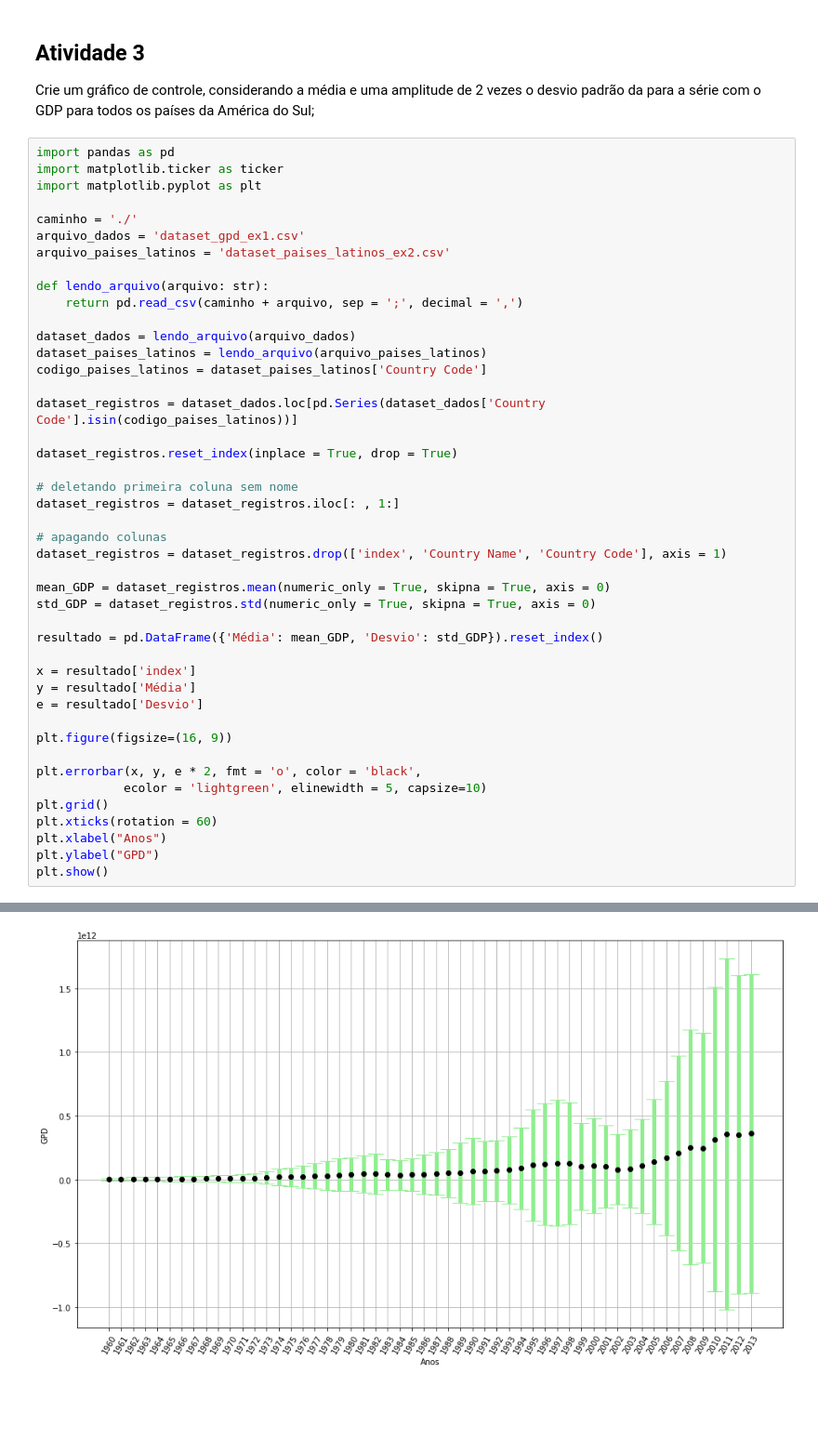
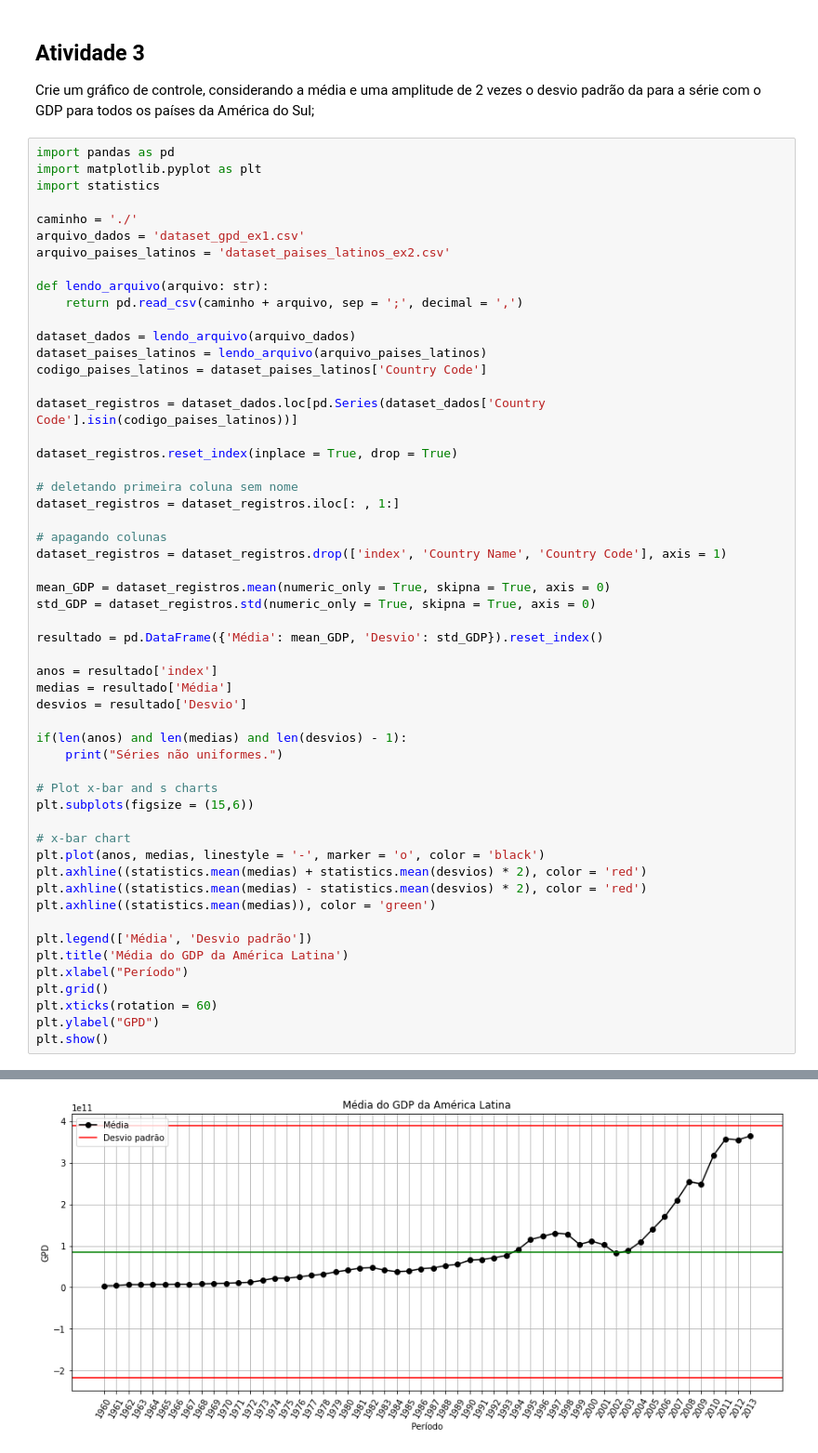
Before and after one commit to sganzerla/DPS852-Data-Science, a Jupyter notebook: T2/t2.ipynb, the cells around one changed output, grey strips where cells are left out. Shown: that part at 93% size. Saved outputs shown, nothing was run; the diff lists cells and outputs as text; blank space fills up the shorter version.

```diff
--- a/T2/t2.ipynb
+++ b/T2/t2.ipynb
@@ -49,8 +49,8 @@ dataset_paises_latinos.to_csv('dataset_paises_latinos_ex2.csv', sep = ';', decim
 Crie um gráfico de controle, considerando a média e uma amplitude de 2 vezes o desvio padrão da para a série com o GDP para todos os países da América do Sul;
 # %%
 import pandas as pd
-import matplotlib.ticker as ticker
 import matplotlib.pyplot as plt
+import statistics
 
 caminho = './'
 arquivo_dados = 'dataset_gpd_ex1.csv'
@@ -78,17 +78,27 @@ std_GDP = dataset_registros.std(numeric_only = True, skipna = True, axis = 0)
 
 resultado = pd.DataFrame({'Média': mean_GDP, 'Desvio': std_GDP}).reset_index()
 
-x = resultado['index']
-y = resultado['Média']
-e = resultado['Desvio']
+anos = resultado['index']
+medias = resultado['Média']
+desvios = resultado['Desvio']
 
-plt.figure(figsize=(16, 9))
+if(len(anos) and len(medias) and len(desvios) - 1):
+    print("Séries não uniformes.")
 
-plt.errorbar(x, y, e * 2, fmt = 'o', color = 'black',
-            ecolor = 'lightgreen', elinewidth = 5, capsize=10)
+# Plot x-bar and s charts
+plt.subplots(figsize = (15,6))
+
+# x-bar chart
+plt.plot(anos, medias, linestyle = '-', marker = 'o', color = 'black')
+plt.axhline((statistics.mean(medias) + statistics.mean(desvios) * 2), color = 'red')
+plt.axhline((statistics.mean(medias) - statistics.mean(desvios) * 2), color = 'red')
+plt.axhline((statistics.mean(medias)), color = 'green')
+
+plt.legend(['Média', 'Desvio padrão'])
+plt.title('Média do GDP da América Latina')
+plt.xlabel("Período")
 plt.grid()
 plt.xticks(rotation = 60)
-plt.xlabel("Anos")
 plt.ylabel("GPD")
 plt.show()
 # %% [output]
@@ -95 +106 @@ plt.show()
-[figure, old version]
+[figure, new version]
```
Also changed, not shown: parts of 1 cell of this notebook, 1 other file.
